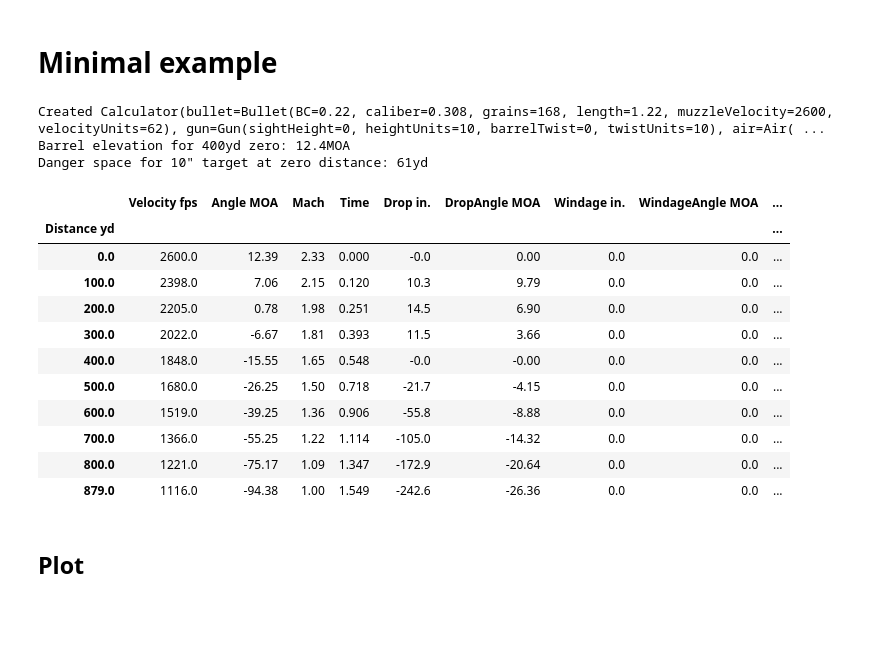
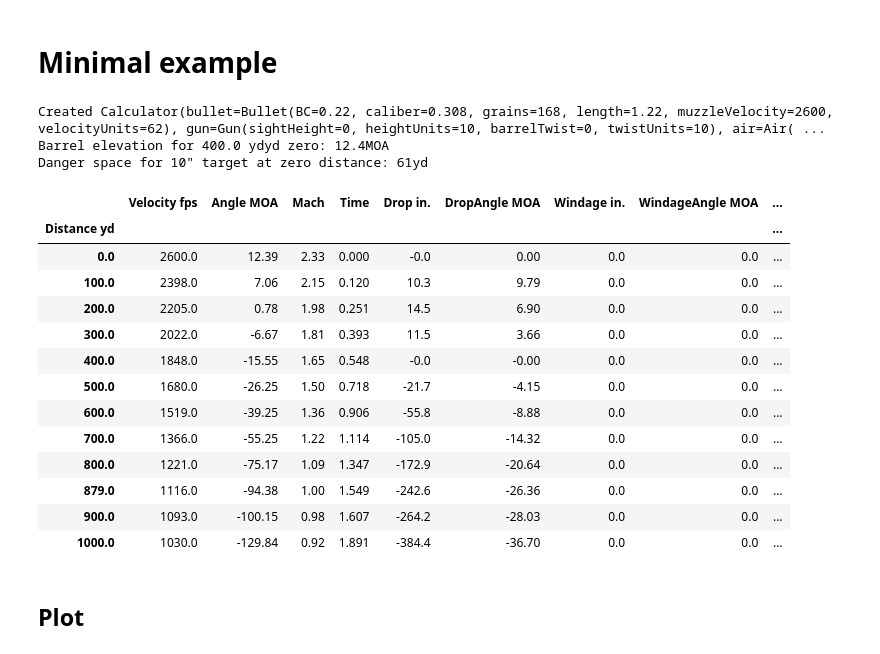
Before and after one commit to o-murphy/py-ballisticcalc, a Jupyter notebook: UsageDemo.ipynb, the cells around one changed output. Drawn from its saved outputs; the diff is of its cells as text; code cells hidden in the pictures; blank space fills up the shorter version.

Commit message:
Some bug fixes, and refactored to require zero or elevation be specified for every trajectory calculation since any change to parameters will likely alter the zero.

```diff
--- a/UsageDemo.ipynb
+++ b/UsageDemo.ipynb
@@ -5,37 +5,45 @@ from py_ballisticcalc.interface import *
 # %% [markdown]
 # Minimal example
 # %%
-# Describe a bullet and give its muzzle velocity
-mediumBullet = Bullet(0.22, 0.308, 168, 1.22, 2600)
-# Set the zero distance
-zero = 400
-# Instantiate the calculator
-c = Calculator(mediumBullet, zeroDistance=zero)
-# Here's some calculations it can do:
+# Describe a bullet and give its muzzle velocity:
+mediumBullet = Bullet(0.22,  # Ballistic Coefficient (G7)
+                      0.308, # Caliber (inches)
+                      168,   # Weight (grains)
+                      1.22,  # Length (inches)
+                      2600)  # Muzzle velocity (fps)
+# Set the zero distance:
+zero = Distance(400, DistanceYard)
+
+# Instantiate the calculator:
+c = Calculator(mediumBullet)
+# Here are some calculations it can do:
+aim = c.elevationForZeroDistance(zero)  # This is the aiming angle to hit the zero with all default parameters
 print(f'Created {c}'
-      f'\nBarrel elevation for {zero}{UNIT_DISPLAY[c.distanceUnits].units} zero: {c.elevationForZeroDistance():.1f}{UNIT_DISPLAY[c.angleUnits].units}'
-      f'\nDanger space for 10" target at zero distance: {c.dangerSpace(c.zeroGivenElevation(c.elevationForZeroDistance()), 10):.0f}{UNIT_DISPLAY[c.distanceUnits].units}'
+      f'\nBarrel elevation for {zero}{UNIT_DISPLAY[c.distanceUnits].units} zero: {aim:.1f}{UNIT_DISPLAY[c.angleUnits].units}'
+      f'\nDanger space for 10" target at zero distance: {c.dangerSpace(c.zeroGivenElevation(aim), 10):.0f}{UNIT_DISPLAY[c.distanceUnits].units}'
       )
 # %% [output]
 Created Calculator(bullet=Bullet(BC=0.22, caliber=0.308, grains=168, length=1.22, muzzleVelocity=2600, velocityUnits=62), gun=Gun(sightHeight=0, heightUnits=10, barrelTwist=0, twistUnits=10), air=Air( ...
-Barrel elevation for 400yd zero: 12.4MOA
+Barrel elevation for 400.0 ydyd zero: 12.4MOA
 Danger space for 10" target at zero distance: 61yd
 # %%
-# Request a trajectory table in 100-yard increment out to 1000 yards or Mach 1, whichever comes first
-c.trajectory(1000, 100, stopAtMach1=True)
+# Request a trajectory table in 100-yard increments out to 1000 yards
+c.trajectory(1000, 100, elevation=aim)
 # %% [output]
 |  | Velocity fps | Angle MOA | Mach | Time | Drop in. | DropAngle MOA | Windage in. | WindageAngle MOA | ... |
 | Distance yd |  |  |  |  |  |  |  |  | ... |
 | 0.0 | 2600.0 | 12.39 | 2.33 | 0.000 | -0.0 | 0.00 | 0.0 | 0.0 | ... |
 | 100.0 | 2398.0 | 7.06 | 2.15 | 0.120 | 10.3 | 9.79 | 0.0 | 0.0 | ... |
 | 200.0 | 2205.0 | 0.78 | 1.98 | 0.251 | 14.5 | 6.90 | 0.0 | 0.0 | ... |
 | 300.0 | 2022.0 | -6.67 | 1.81 | 0.393 | 11.5 | 3.66 | 0.0 | 0.0 | ... |
 | 400.0 | 1848.0 | -15.55 | 1.65 | 0.548 | -0.0 | -0.00 | 0.0 | 0.0 | ... |
 | 500.0 | 1680.0 | -26.25 | 1.50 | 0.718 | -21.7 | -4.15 | 0.0 | 0.0 | ... |
 | 600.0 | 1519.0 | -39.25 | 1.36 | 0.906 | -55.8 | -8.88 | 0.0 | 0.0 | ... |
 | 700.0 | 1366.0 | -55.25 | 1.22 | 1.114 | -105.0 | -14.32 | 0.0 | 0.0 | ... |
 | 800.0 | 1221.0 | -75.17 | 1.09 | 1.347 | -172.9 | -20.64 | 0.0 | 0.0 | ... |
 | 879.0 | 1116.0 | -94.38 | 1.00 | 1.549 | -242.6 | -26.36 | 0.0 | 0.0 | ... |
+| 900.0 | 1093.0 | -100.15 | 0.98 | 1.607 | -264.2 | -28.03 | 0.0 | 0.0 | ... |
+| 1000.0 | 1030.0 | -129.84 | 0.92 | 1.891 | -384.4 | -36.70 | 0.0 | 0.0 | ... |
 # %% [markdown]
 ## Plot
 # %%
```
Also changed, not shown: parts of 2 cells of this notebook, 3 other files.
